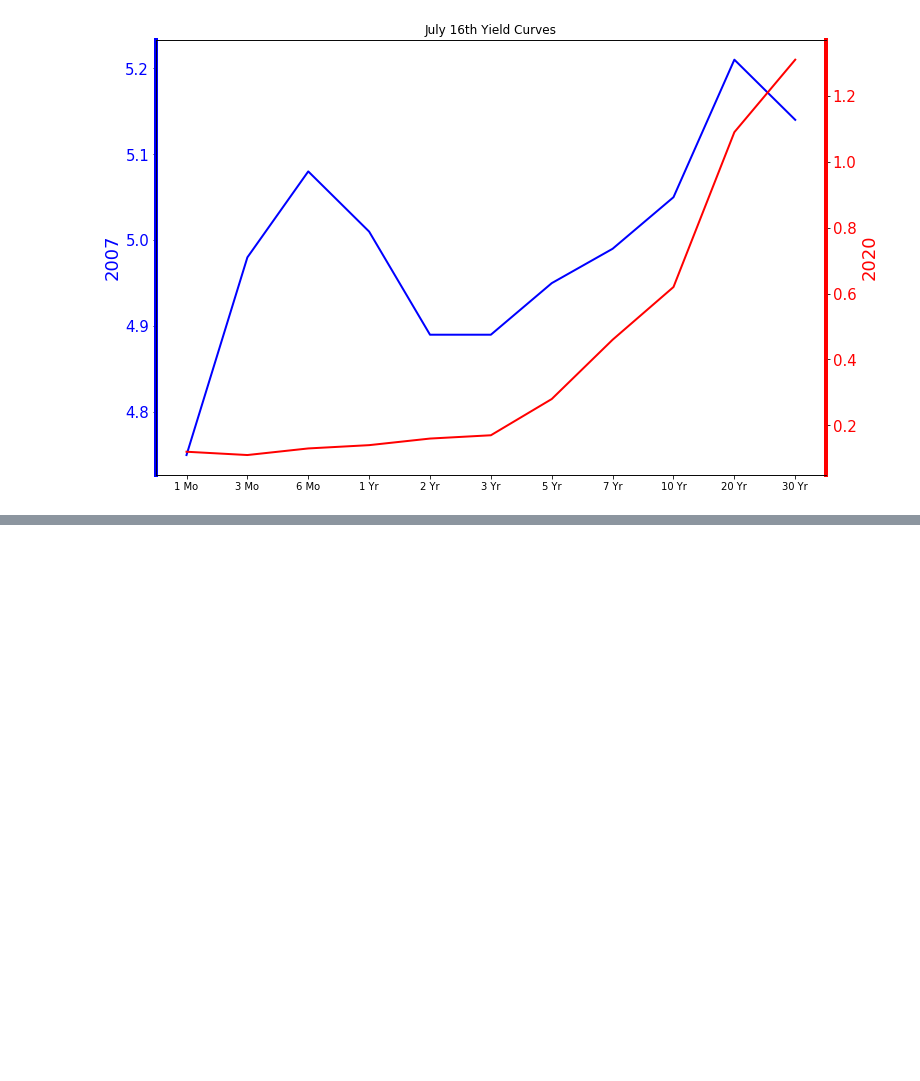
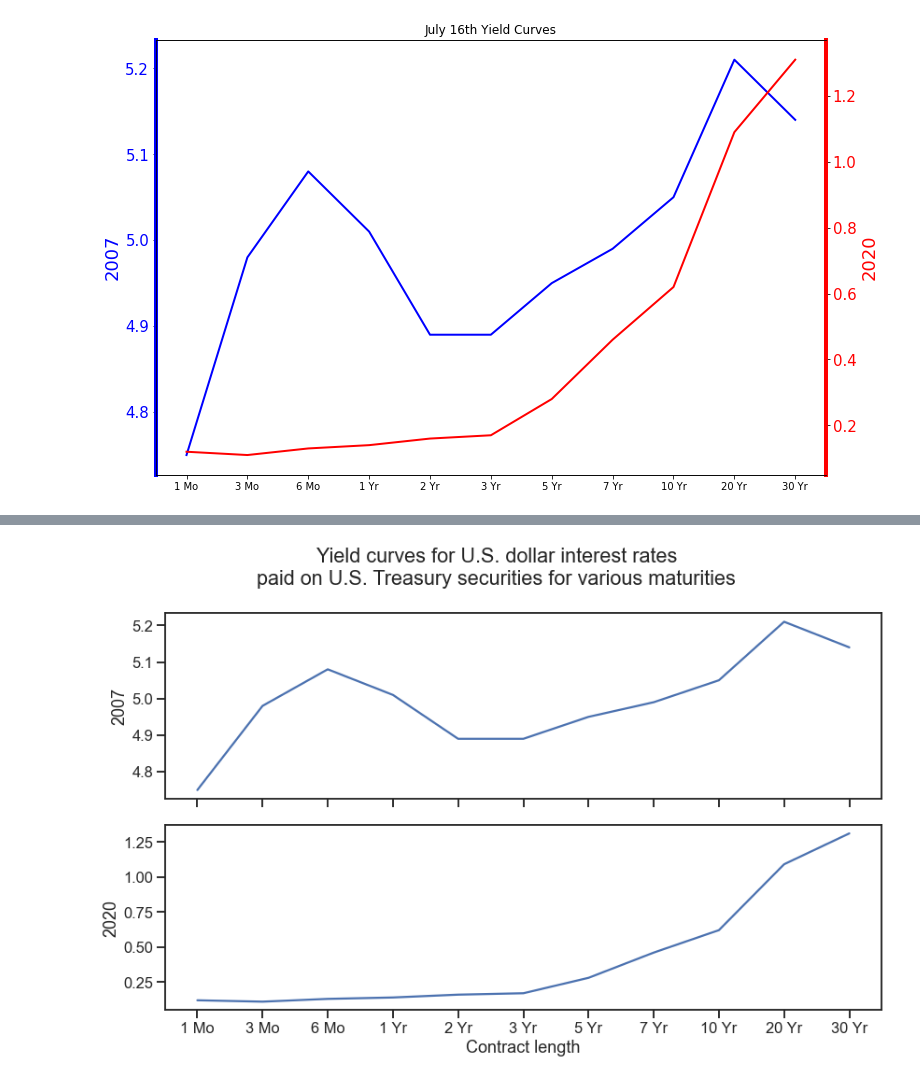
Before and after one commit to gregbrowndev/projects, a Jupyter notebook: projects/udemy-quantconnect-trading/04-Matplotlib/04-Matplotlib Exercises .ipynb, the cells around one changed output, grey strips where cells are left out. Saved outputs shown, nothing was run; the diff lists cells and outputs as text; code cells hidden in the pictures; blank space fills up the shorter version.

```diff
--- a/projects/udemy-quantconnect-trading/04-Matplotlib/04-Matplotlib Exercises .ipynb
+++ b/projects/udemy-quantconnect-trading/04-Matplotlib/04-Matplotlib Exercises .ipynb
@@ -243,0 +325,29 @@ plt.show()
+# %%
+# 2. Use Matplotlib subplots and use Seaborn to fill in each plot
+# However, note: relplot is a figure-level function that creates a figure of its own.
+# Instead, we must use the axis-level function, lineplot.
+
+sns.set_context("talk")  # paper, notebook (default), talk, poster
+with sns.axes_style("ticks"):
+
+    fig, axes = plt.subplots(nrows=2, figsize=(12, 8), sharex="all")
+    fig.suptitle("Yield curves for U.S. dollar interest rates\npaid on U.S. Treasury securities for various maturities")
+
+    sns.lineplot(
+        data=yields_df["2007"],
+        ax=axes[0]
+    )
+    ax.set_title("July 16th, 2007")
+    ax.set_ylabel("Interest rate (%)")
+
+    sns.lineplot(
+        data=yields_df["2020"],
+        ax=axes[1]
+    )
+    ax.set_title("July 16th, 2020")
+    ax.set_ylabel("Interest rate (%)")
+    axes[-1].set_xlabel("Contract length")
+
+    fig.tight_layout()
+# %% [output]
+[figure, added]
```
Also changed, not shown: parts of 8 cells of this notebook.
